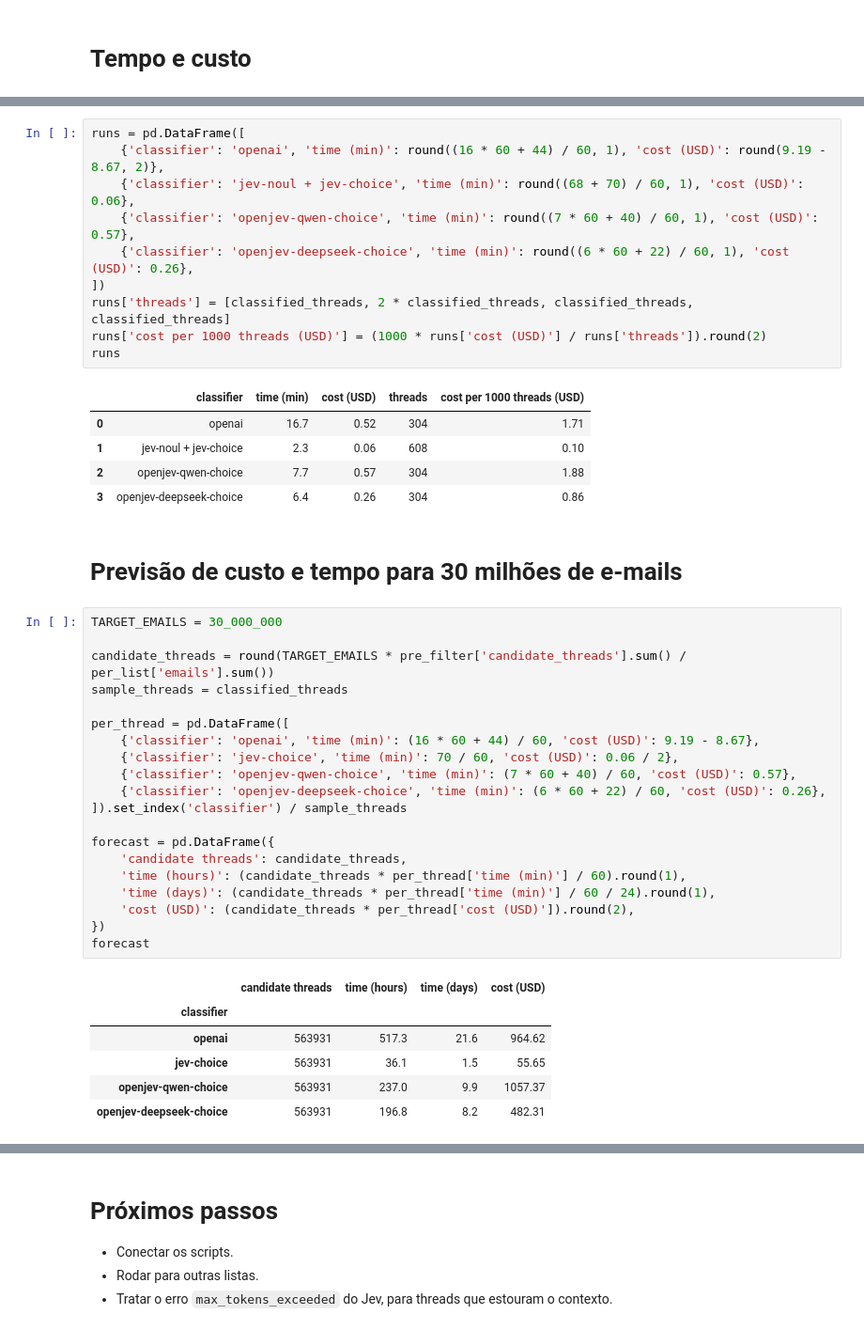
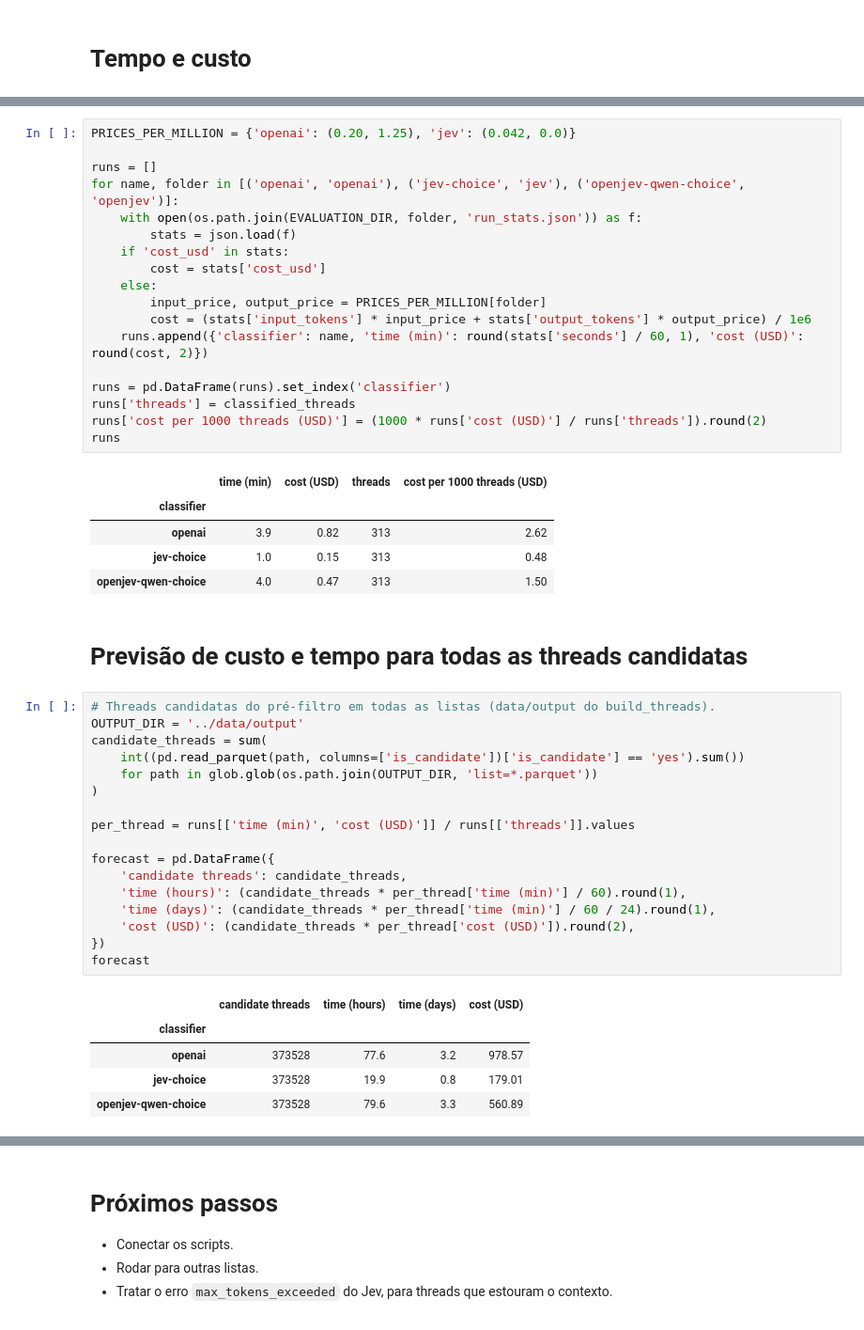
Before and after one commit to natalia-sa/lkml5ws-data-analysis, a Jupyter notebook: select_sample/sample_stats.ipynb, the cells around one changed output, grey strips where cells are left out. Shown at 94% size. Saved outputs shown, nothing was run; the diff lists cells and outputs as text.

```diff
--- a/select_sample/sample_stats.ipynb
+++ b/select_sample/sample_stats.ipynb
@@ -319,33 +301,38 @@ Jev:
 # %%
-runs = pd.DataFrame([
-    {'classifier': 'openai', 'time (min)': round((16 * 60 + 44) / 60, 1), 'cost (USD)': round(9.19 - 8.67, 2)},
-    {'classifier': 'jev-noul + jev-choice', 'time (min)': round((68 + 70) / 60, 1), 'cost (USD)': 0.06},
-    {'classifier': 'openjev-qwen-choice', 'time (min)': round((7 * 60 + 40) / 60, 1), 'cost (USD)': 0.57},
-    {'classifier': 'openjev-deepseek-choice', 'time (min)': round((6 * 60 + 22) / 60, 1), 'cost (USD)': 0.26},
-])
-runs['threads'] = [classified_threads, 2 * classified_threads, classified_threads, classified_threads]
+PRICES_PER_MILLION = {'openai': (0.20, 1.25), 'jev': (0.042, 0.0)}
+
+runs = []
+for name, folder in [('openai', 'openai'), ('jev-choice', 'jev'), ('openjev-qwen-choice', 'openjev')]:
+    with open(os.path.join(EVALUATION_DIR, folder, 'run_stats.json')) as f:
+        stats = json.load(f)
+    if 'cost_usd' in stats:
+        cost = stats['cost_usd']
+    else:
+        input_price, output_price = PRICES_PER_MILLION[folder]
+        cost = (stats['input_tokens'] * input_price + stats['output_tokens'] * output_price) / 1e6
+    runs.append({'classifier': name, 'time (min)': round(stats['seconds'] / 60, 1), 'cost (USD)': round(cost, 2)})
+
+runs = pd.DataFrame(runs).set_index('classifier')
+runs['threads'] = classified_threads
 runs['cost per 1000 threads (USD)'] = (1000 * runs['cost (USD)'] / runs['threads']).round(2)
 runs
 # %% [output]
-|  | classifier | time (min) | cost (USD) | threads | cost per 1000 threads (USD) |
-| 0 | openai | 16.7 | 0.52 | 304 | 1.71 |
-| 1 | jev-noul + jev-choice | 2.3 | 0.06 | 608 | 0.10 |
-| 2 | openjev-qwen-choice | 7.7 | 0.57 | 304 | 1.88 |
-| 3 | openjev-deepseek-choice | 6.4 | 0.26 | 304 | 0.86 |
+|  | time (min) | cost (USD) | threads | cost per 1000 threads (USD) |
+| classifier |  |  |  |  |
+| openai | 3.9 | 0.82 | 313 | 2.62 |
+| jev-choice | 1.0 | 0.15 | 313 | 0.48 |
+| openjev-qwen-choice | 4.0 | 0.47 | 313 | 1.50 |
 # %% [markdown]
-# Previsão de custo e tempo para 30 milhões de e-mails
+# Previsão de custo e tempo para todas as threads candidatas
 # %%
-TARGET_EMAILS = 30_000_000
+# Threads candidatas do pré-filtro em todas as listas (data/output do build_threads).
+OUTPUT_DIR = '../data/output'
+candidate_threads = sum(
+    int((pd.read_parquet(path, columns=['is_candidate'])['is_candidate'] == 'yes').sum())
+    for path in glob.glob(os.path.join(OUTPUT_DIR, 'list=*.parquet'))
+)
 
-candidate_threads = round(TARGET_EMAILS * pre_filter['candidate_threads'].sum() / per_list['emails'].sum())
-sample_threads = classified_threads
-
-per_thread = pd.DataFrame([
-    {'classifier': 'openai', 'time (min)': (16 * 60 + 44) / 60, 'cost (USD)': 9.19 - 8.67},
-    {'classifier': 'jev-choice', 'time (min)': 70 / 60, 'cost (USD)': 0.06 / 2},
-    {'classifier': 'openjev-qwen-choice', 'time (min)': (7 * 60 + 40) / 60, 'cost (USD)': 0.57},
-    {'classifier': 'openjev-deepseek-choice', 'time (min)': (6 * 60 + 22) / 60, 'cost (USD)': 0.26},
-]).set_index('classifier') / sample_threads
+per_thread = runs[['time (min)', 'cost (USD)']] / runs[['threads']].values
 
 forecast = pd.DataFrame({
     'candidate threads': candidate_threads,
@@ -357,7 +344,6 @@ forecast
 # %% [output]
 |  | candidate threads | time (hours) | time (days) | cost (USD) |
 | classifier |  |  |  |  |
-| openai | 563931 | 517.3 | 21.6 | 964.62 |
-| jev-choice | 563931 | 36.1 | 1.5 | 55.65 |
-| openjev-qwen-choice | 563931 | 237.0 | 9.9 | 1057.37 |
-| openjev-deepseek-choice | 563931 | 196.8 | 8.2 | 482.31 |
+| openai | 373528 | 77.6 | 3.2 | 978.57 |
+| jev-choice | 373528 | 19.9 | 0.8 | 179.01 |
+| openjev-qwen-choice | 373528 | 79.6 | 3.3 | 560.89 |
```
Also changed, not shown: parts of 27 cells of this notebook, 14 other files.
